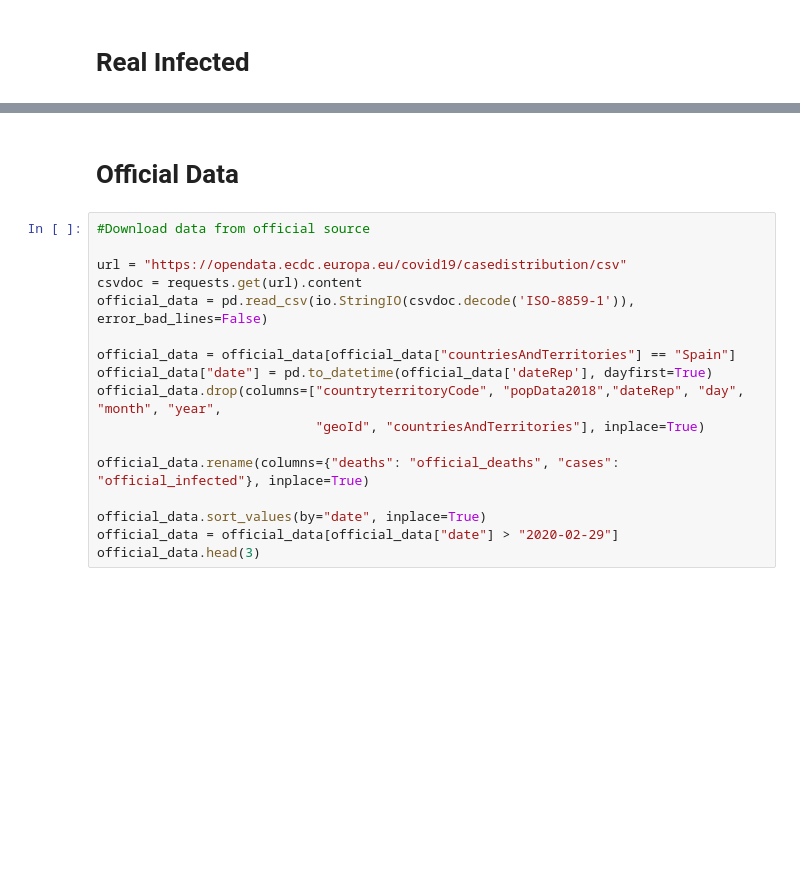
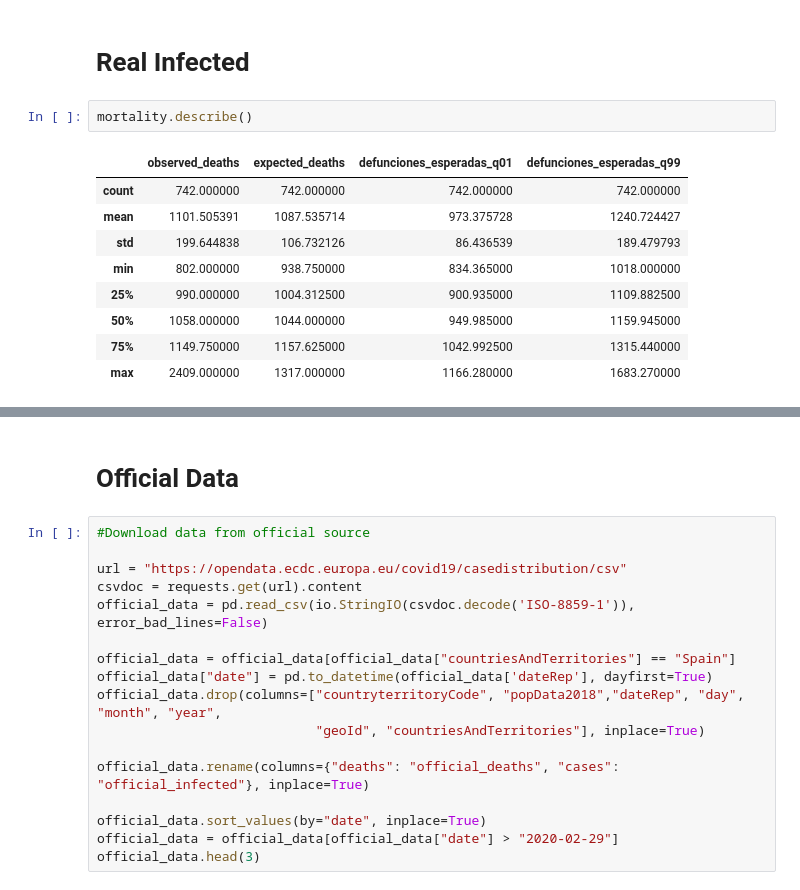
Before and after one commit to camorales197/Real_Numbers_Spain_Covid19, a Jupyter notebook: exploring_spanish_deaths.ipynb, the cells around one changed output, grey strips where cells are left out. Cells and saved outputs as stored; diff of their text form; blank space fills up the shorter version.

```diff
--- a/exploring_spanish_deaths.ipynb
+++ b/exploring_spanish_deaths.ipynb
@@ -143,5 +149,17 @@ See the caveats in the documentation: http://pandas.pydata.org/pandas-docs/stabl
 # %% [markdown]
 # Real Infected
+# %%
+mortality.describe()
+# %% [output]
+|  | observed_deaths | expected_deaths | defunciones_esperadas_q01 | defunciones_esperadas_q99 |
+| count | 742.000000 | 742.000000 | 742.000000 | 742.000000 |
+| mean | 1101.505391 | 1087.535714 | 973.375728 | 1240.724427 |
+| std | 199.644838 | 106.732126 | 86.436539 | 189.479793 |
+| min | 802.000000 | 938.750000 | 834.365000 | 1018.000000 |
+| 25% | 990.000000 | 1004.312500 | 900.935000 | 1109.882500 |
+| 50% | 1058.000000 | 1044.000000 | 949.985000 | 1159.945000 |
+| 75% | 1149.750000 | 1157.625000 | 1042.992500 | 1315.440000 |
+| max | 2409.000000 | 1317.000000 | 1166.280000 | 1683.270000 |
 # %%
 mortality_rate= 0.017
 
```
Also changed, not shown: parts of 13 cells of this notebook.
